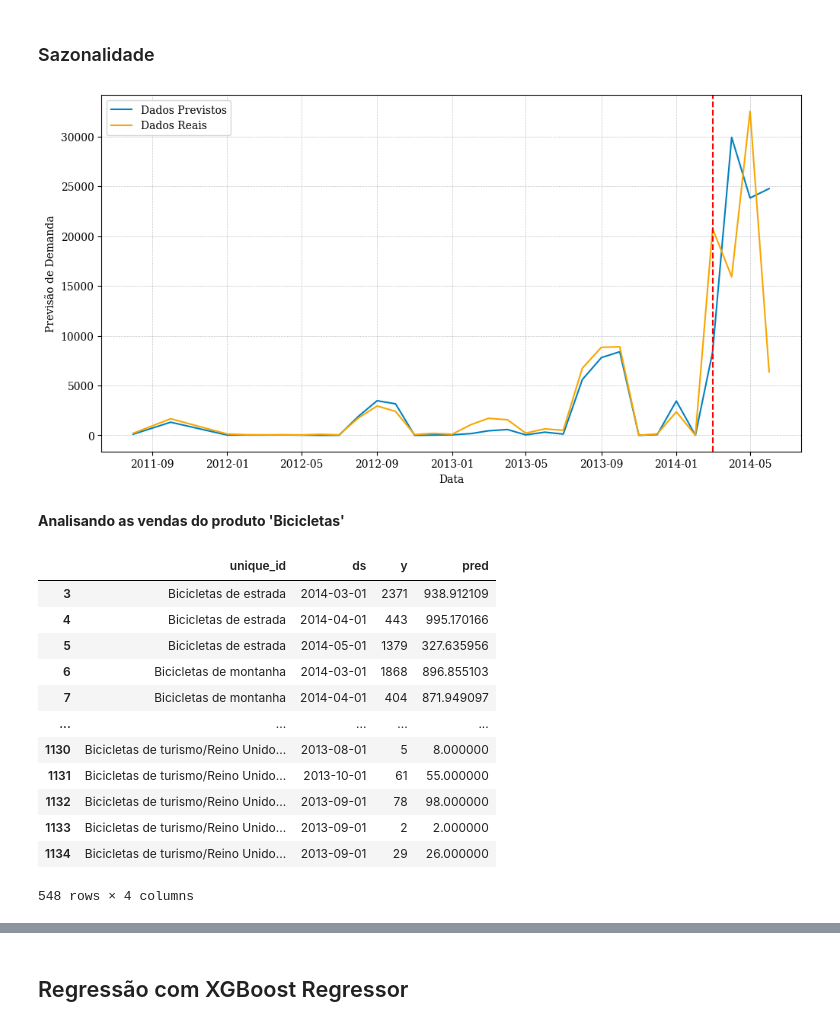
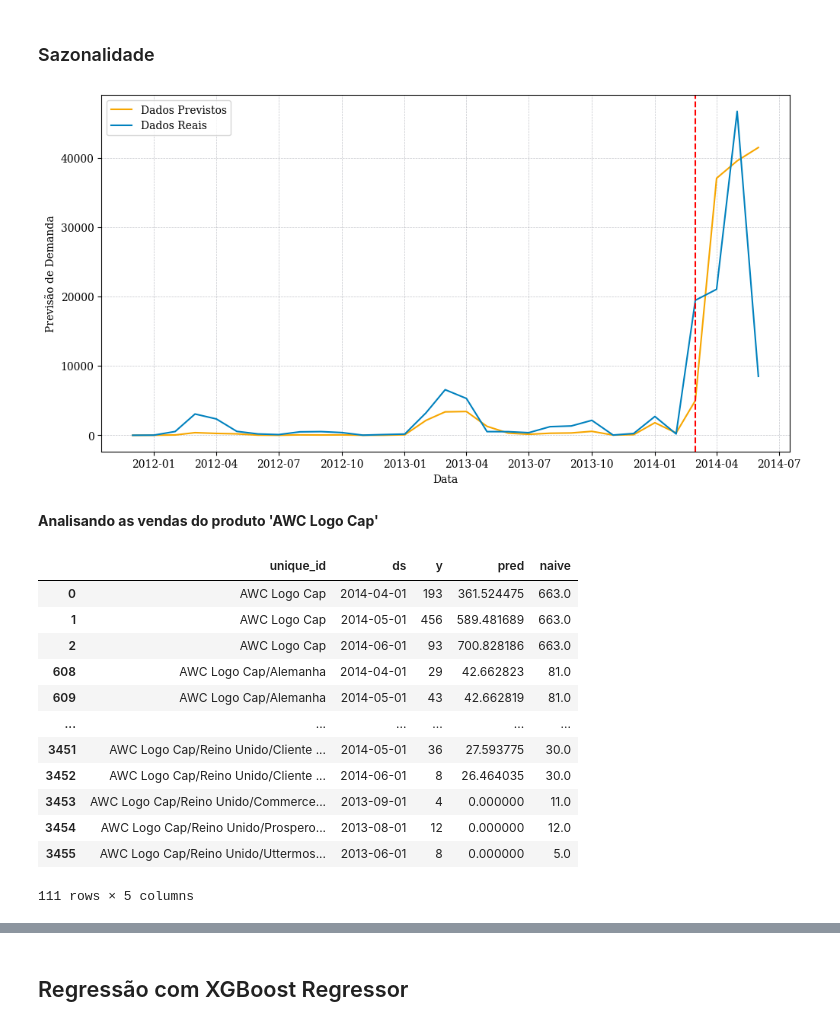
Before and after one commit to andressagomes26/adventure_works_demand_forecast, a Jupyter notebook: demand_forecast.ipynb, the cells around one changed output, grey strips where cells are left out. Drawn from its saved outputs; the diff is of its cells as text; code cells hidden in the pictures.

```diff
--- a/demand_forecast.ipynb
+++ b/demand_forecast.ipynb
@@ -457,9 +459,9 @@ train_agg = train_agg.set_index('unique_id')
 # %%
 fcst = StatsForecast(
     df=train_agg,
-    models=[AutoARIMA(season_length=3)],
+    models=[AutoARIMA(season_length=12), Naive()],
     freq='MS',
     n_jobs=-1
   )
 # %%
-Y_hat_df = fcst.forecast(h=3, fitted=True)
+Y_hat_df = fcst.forecast(h=3)
@@ -468,5 +468,5 @@ Y_hat_df = fcst.forecast(h=3, fitted=True)
 # %%
-xmat = pd.merge(left=test_agg.reset_index(), right=Y_hat_df.reset_index(), on=['unique_id', 'ds'])
+xmat = pd.merge(left=test_agg.set_index('unique_id').reset_index(), right=Y_hat_df.reset_index(), on=['unique_id', 'ds'])
 xmat2 = xmat.copy()
 # %% [markdown]
 **Previsão sobre a demanda dos próximos 3 meses de cada produto/país/loja**
@@ -524,7 +524,7 @@ def creating_results(p_rec_):
 # %%
 xmat2 = xmat.copy()
 # %%
-xmat2.columns = ['unique_id', 'ds', 'y', 'pred']
+xmat2.columns = ['unique_id', 'ds', 'y', 'pred', 'naive']
 result_xmat2 = creating_results(xmat2)
 result_xmat2.head()
 # %% [output]
@@ -554,55 +555,55 @@ monthly_sales_pred = (
 
 monthly_sales_y = (
     xmat2
     .groupby("ds")["y"].sum()
     .reset_index()
 )
 
 fig, ax = plt.subplots(figsize=(10, 5.2), layout='constrained')
 
 # Dados Previstos
 df_sorted_pred = monthly_sales_pred.sort_values('ds', ascending=True)
 xs_pred = df_sorted_pred['ds']
 ys_pred = df_sorted_pred['pred']
-plt.plot(xs_pred, ys_pred, color=cerulean, label='Dados Previstos')
+plt.plot(xs_pred, ys_pred, color=web_orange, label='Dados Previstos')
 
 # Dados Reais
 df_sorted_real = monthly_sales_y.sort_values('ds', ascending=True)
 xs_real = df_sorted_real['ds']
 ys_real = df_sorted_real['y']
-plt.plot(xs_real, ys_real, color=web_orange, label='Dados Reais')
+plt.plot(xs_real, ys_real, color=cerulean, label='Dados Reais')
 
 # plt.axvline(x='2014-03-01', color='red', linestyle='--')
 date_to_plot = pd.to_datetime('2014-03-01')
 plt.axvline(x=date_to_plot, color='red', linestyle='--')
 
 plt.xlabel('Data')
 plt.ylabel('Previsão de Demanda')
 plt.legend()
 plt.grid(True, linestyle='--', linewidth=0.5, color=neutral_500, alpha=0.5)
 
 plt.show()
 # %% [output]
-[figure, old version]
+[figure, new version]
 # %% [markdown]
-**Analisando as vendas do produto 'Bicicletas'**
+**Analisando as vendas do produto 'AWC Logo Cap'**
 # %%
-Y_hat_df_filtered = xmat2[xmat2['unique_id'].str.contains("Bicicletas")]
+Y_hat_df_filtered = xmat2[xmat2['unique_id'].str.contains("AWC Logo Cap")]
 Y_hat_df_filtered
 # %% [output]
-|  | unique_id | ds | y | pred |
-| 3 | Bicicletas de estrada | 2014-03-01 | 2371 | 938.912109 |
-| 4 | Bicicletas de estrada | 2014-04-01 | 443 | 995.170166 |
-| 5 | Bicicletas de estrada | 2014-05-01 | 1379 | 327.635956 |
-| 6 | Bicicletas de montanha | 2014-03-01 | 1868 | 896.855103 |
-| 7 | Bicicletas de montanha | 2014-04-01 | 404 | 871.949097 |
-| ... | ... | ... | ... | ... |
-| 1130 | Bicicletas de turismo/Reino Unido... | 2013-08-01 | 5 | 8.000000 |
-| 1131 | Bicicletas de turismo/Reino Unido... | 2013-10-01 | 61 | 55.000000 |
-| 1132 | Bicicletas de turismo/Reino Unido... | 2013-09-01 | 78 | 98.000000 |
-| 1133 | Bicicletas de turismo/Reino Unido... | 2013-09-01 | 2 | 2.000000 |
-| 1134 | Bicicletas de turismo/Reino Unido... | 2013-09-01 | 29 | 26.000000 |
+|  | unique_id | ds | y | pred | naive |
+| 0 | AWC Logo Cap | 2014-04-01 | 193 | 361.524475 | 663.0 |
+| 1 | AWC Logo Cap | 2014-05-01 | 456 | 589.481689 | 663.0 |
+| 2 | AWC Logo Cap | 2014-06-01 | 93 | 700.828186 | 663.0 |
+| 608 | AWC Logo Cap/Alemanha | 2014-04-01 | 29 | 42.662823 | 81.0 |
+| 609 | AWC Logo Cap/Alemanha | 2014-05-01 | 43 | 42.662819 | 81.0 |
+| ... | ... | ... | ... | ... | ... |
+| 3451 | AWC Logo Cap/Reino Unido/Cliente ... | 2014-05-01 | 36 | 27.593775 | 30.0 |
+| 3452 | AWC Logo Cap/Reino Unido/Cliente ... | 2014-06-01 | 8 | 26.464035 | 30.0 |
+| 3453 | AWC Logo Cap/Reino Unido/Commerce... | 2013-09-01 | 4 | 0.000000 | 11.0 |
+| 3454 | AWC Logo Cap/Reino Unido/Prospero... | 2013-08-01 | 12 | 0.000000 | 12.0 |
+| 3455 | AWC Logo Cap/Reino Unido/Uttermos... | 2013-06-01 | 8 | 0.000000 | 5.0 |
-548 rows × 4 columns
+111 rows × 5 columns
 # %%
 monthly_sales_pred = (
     Y_hat_df_filtered
```
Also changed, not shown: parts of 50 cells of this notebook.
